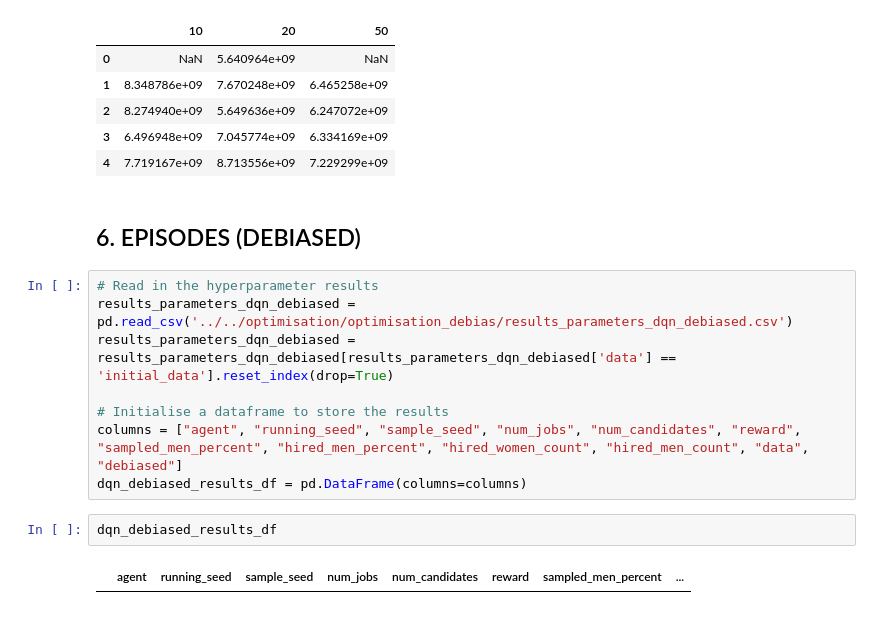
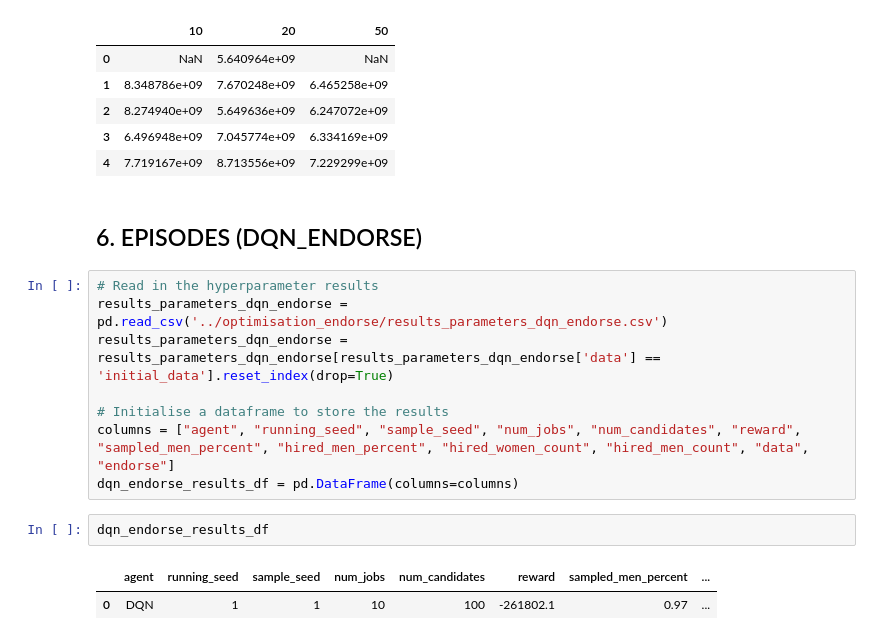
Before and after one commit to emmi3105/capstone_public, a Jupyter notebook: experiments/episodes_initial_data/DQN_Episode_initial.ipynb, the cells around one changed output. Saved outputs shown, nothing was run; the diff lists cells and outputs as text.

```diff
--- a/experiments/episodes_initial_data/DQN_Episode_initial.ipynb
+++ b/experiments/episodes_initial_data/DQN_Episode_initial.ipynb
@@ -386,18 +388,19 @@ loss_list_df[:5]
 | 3 | 6.496948e+09 | 7.045774e+09 | 6.334169e+09 |
 | 4 | 7.719167e+09 | 8.713556e+09 | 7.229299e+09 |
 # %% [markdown]
-## 6. EPISODES (DEBIASED)
+## 6. EPISODES (DQN_ENDORSE)
 # %%
 # Read in the hyperparameter results
-results_parameters_dqn_debiased = pd.read_csv('../../optimisation/optimisation_debias/results_parameters_dqn_debiased.csv')
-results_parameters_dqn_debiased = results_parameters_dqn_debiased[results_parameters_dqn_debiased['data'] == 'initial_data'].reset_index(drop=True)
+results_parameters_dqn_endorse = pd.read_csv('../optimisation_endorse/results_parameters_dqn_endorse.csv')
+results_parameters_dqn_endorse = results_parameters_dqn_endorse[results_parameters_dqn_endorse['data'] == 'initial_data'].reset_index(drop=True)
 
 # Initialise a dataframe to store the results
-columns = ["agent", "running_seed", "sample_seed", "num_jobs", "num_candidates", "reward", "sampled_men_percent", "hired_men_percent", "hired_women_count", "hired_men_count", "data", "debiased"]
-dqn_debiased_results_df = pd.DataFrame(columns=columns)
+columns = ["agent", "running_seed", "sample_seed", "num_jobs", "num_candidates", "reward", "sampled_men_percent", "hired_men_percent", "hired_women_count", "hired_men_count", "data", "endorse"]
+dqn_endorse_results_df = pd.DataFrame(columns=columns)
-# %%
-dqn_debiased_results_df
-# %% [output]
-|  | agent | running_seed | sample_seed | num_jobs | num_candidates | reward | sampled_men_percent | ... |
+# %%
+dqn_endorse_results_df
+# %% [output]
+|  | agent | running_seed | sample_seed | num_jobs | num_candidates | reward | sampled_men_percent | ... |
+| 0 | DQN | 1 | 1 | 10 | 100 | -261802.1 | 0.97 | ... |
 # %%
 # 10 Jobs, 100 Candidates, running seed 1 (-261802.10000000003)
```
Also changed, not shown: parts of 21 cells of this notebook, 19 other files.
